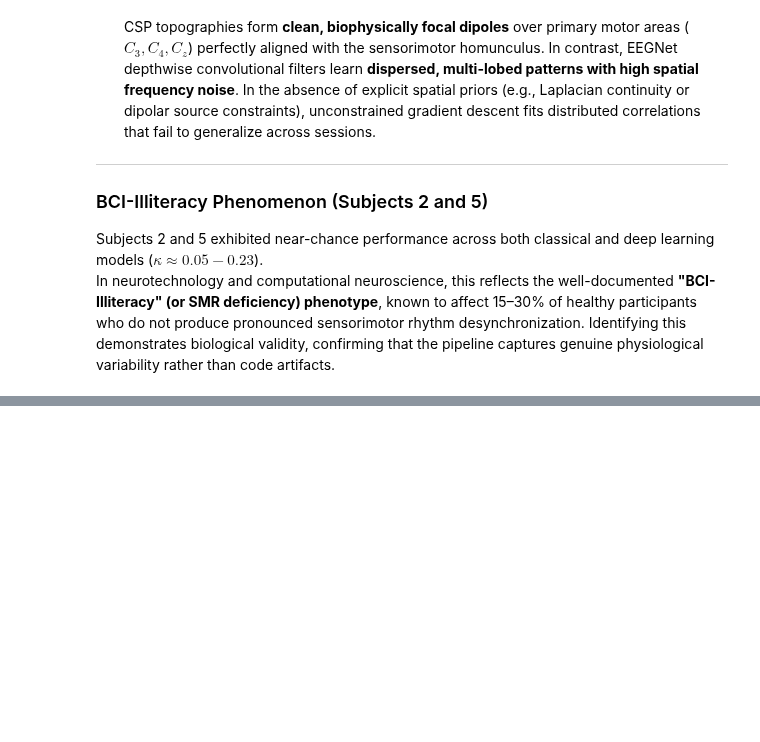
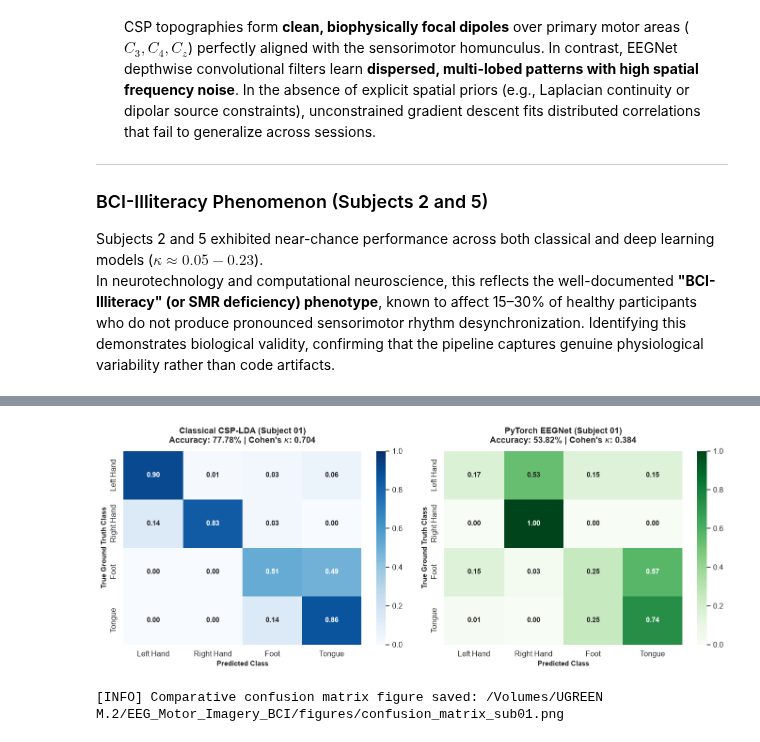
Before and after one commit to BallTH24/EEG_Motor_Imagery_BCI, a Jupyter notebook: notebooks/bci_phase1_phase2_benchmarks.ipynb, the cells around one changed output, grey strips where cells are left out. Cells and saved outputs as stored; diff of their text form; code cells hidden in the pictures; blank space fills up the shorter version.

Commit message:
feat: integrate scientific negative control, sub01 confusion matrix, and align unified 4-phase architecture

```diff
--- a/notebooks/bci_phase1_phase2_benchmarks.ipynb
+++ b/notebooks/bci_phase1_phase2_benchmarks.ipynb
@@ -900,0 +920,72 @@ Both pipelines consume < 1.5% of the 50 ms real-time HMI latency budget.
+# %%
+# ==============================================================================
+# SECTION 6.2: CROSS-SESSION COMPARATIVE CONFUSION MATRIX
+# ==============================================================================
+FIGURES_DIR = BASE_DIR / 'figures'
+FIGURES_DIR.mkdir(parents=True, exist_ok=True)
+sub = 1
+X_train_sub1, y_train_sub1, X_test_sub1, y_test_sub1, _ = load_subject_data(sub)
+
+# 1. CSP-LDA Evaluation
+pipe_sub1 = create_csp_lda_pipeline()
+pipe_sub1.fit(X_train_sub1, y_train_sub1)
+y_pred_csp1 = pipe_sub1.predict(X_test_sub1)
+acc_csp1 = accuracy_score(y_test_sub1, y_pred_csp1)
+kappa_csp1 = cohen_kappa_score(y_test_sub1, y_pred_csp1)
+
+# 2. PyTorch EEGNet Evaluation
+set_seed(42 + sub)
+X_tr, X_val, y_tr, y_val = train_test_split(
+    X_train_sub1, y_train_sub1, test_size=0.20, random_state=42 + sub, stratify=y_train_sub1
+)
+tX_tr, ty_tr = prepare_eegnet_tensors(X_tr, y_tr)
+tX_val, ty_val = prepare_eegnet_tensors(X_val, y_val)
+tX_test, ty_test = prepare_eegnet_tensors(X_test_sub1, y_test_sub1)
+
+train_loader = DataLoader(TensorDataset(tX_tr, ty_tr), batch_size=32, shuffle=True)
+val_loader = DataLoader(TensorDataset(tX_val, ty_val), batch_size=32, shuffle=False)
+
+model_sub1 = EEGNet(C=22, T=500, n_classes=4).to(device)
+model_sub1, _ = train_eegnet_with_early_stopping(
+    model_sub1, train_loader, val_loader, min_epochs=15, max_epochs=60, patience=10, lr=1e-3, device=device
+)
+model_sub1.eval()
+with torch.no_grad():
+    y_pred_eeg1 = model_sub1(tX_test.to(device)).argmax(dim=-1).cpu().numpy()
+
+acc_eeg1 = accuracy_score(y_test_sub1, y_pred_eeg1)
+kappa_eeg1 = cohen_kappa_score(y_test_sub1, y_pred_eeg1)
+
+# 3. Compute Normalized Confusion Matrices
+cm_labels = ['Left Hand', 'Right Hand', 'Foot', 'Tongue']
+cm_csp = confusion_matrix(y_test_sub1, y_pred_csp1, normalize='true')
+cm_eeg = confusion_matrix(y_test_sub1, y_pred_eeg1, normalize='true')
+
+fig, axes = plt.subplots(1, 2, figsize=(14, 5.5))
+
+sns.heatmap(
+    cm_csp, annot=True, fmt='.2f', cmap='Blues', cbar=True,
+    xticklabels=cm_labels, yticklabels=cm_labels,
+    ax=axes[0], annot_kws={'fontsize': 11, 'fontweight': 'bold'}, vmin=0, vmax=1
+)
+axes[0].set_title(f"Classical CSP-LDA (Subject 01)\nAccuracy: {acc_csp1*100:.2f}% | Cohen's $\\kappa$: {kappa_csp1:.3f}", fontsize=13, fontweight='bold', pad=12)
+axes[0].set_xlabel("Predicted Class", fontsize=11, fontweight='bold')
+axes[0].set_ylabel("True Ground Truth Class", fontsize=11, fontweight='bold')
+
+sns.heatmap(
+    cm_eeg, annot=True, fmt='.2f', cmap='Greens', cbar=True,
+    xticklabels=cm_labels, yticklabels=cm_labels,
+    ax=axes[1], annot_kws={'fontsize': 11, 'fontweight': 'bold'}, vmin=0, vmax=1
+)
+axes[1].set_title(f"PyTorch EEGNet (Subject 01)\nAccuracy: {acc_eeg1*100:.2f}% | Cohen's $\\kappa$: {kappa_eeg1:.3f}", fontsize=13, fontweight='bold', pad=12)
+axes[1].set_xlabel("Predicted Class", fontsize=11, fontweight='bold')
+axes[1].set_ylabel("True Ground Truth Class", fontsize=11, fontweight='bold')
+
+plt.tight_layout()
+cm_out_path = FIGURES_DIR / 'confusion_matrix_sub01.png'
+plt.savefig(cm_out_path, dpi=300, bbox_inches='tight')
+plt.show()
+print(f"[INFO] Comparative confusion matrix figure saved: {cm_out_path}")
+# %% [output]
+[figure, added]
+[INFO] Comparative confusion matrix figure saved: /Volumes/UGREEN M.2/EEG_Motor_Imagery_BCI/figures/confusion_matrix_sub01.png
```
Also changed, not shown: parts of 9 cells of this notebook, 5 other files.
